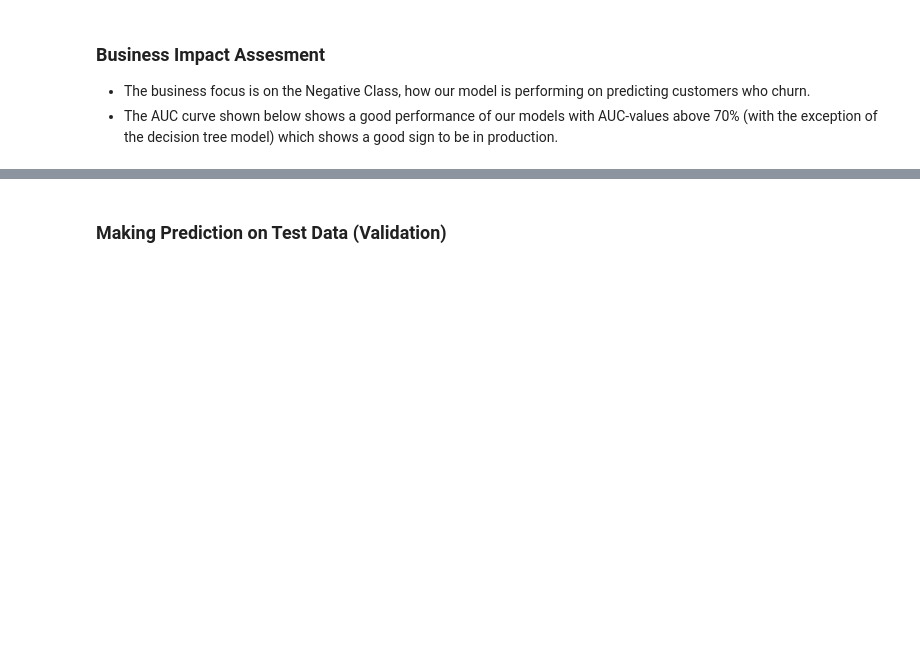
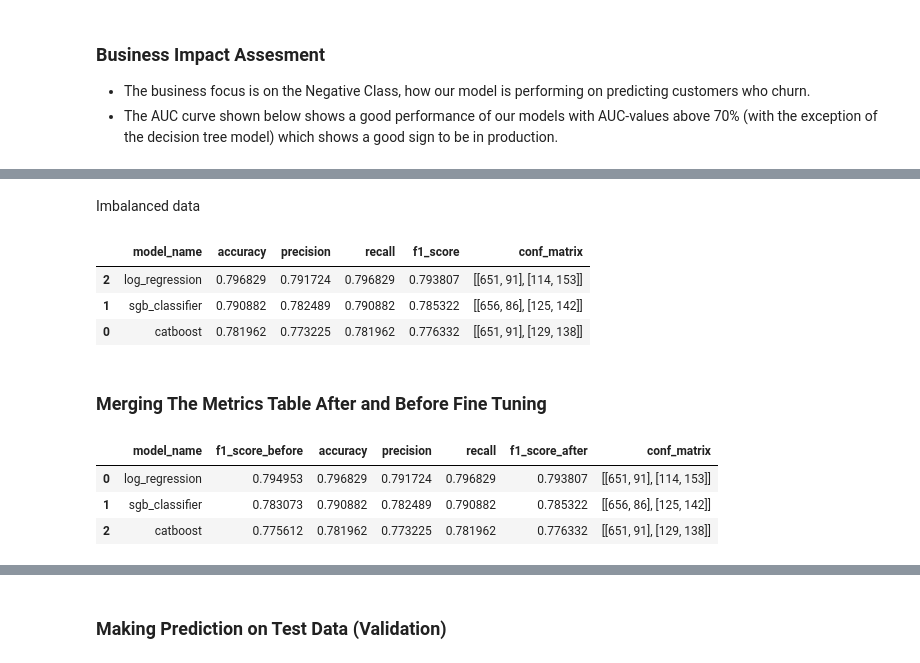
Before and after one commit to FloJoLaryea/Customer_Churn_Analysis, a Jupyter notebook: Notebooks/cstomer_churn_analysis.ipynb, the cells around one changed output, grey strips where cells are left out. Saved outputs shown, nothing was run; the diff lists cells and outputs as text; code cells hidden in the pictures; blank space fills up the shorter version.

```diff
--- a/Notebooks/cstomer_churn_analysis.ipynb
+++ b/Notebooks/cstomer_churn_analysis.ipynb
@@ -1399 +1451,49 @@ tuned_metrics_table.sort_values(by="f1_score", ascending=False)
 | 0 | catboost | 0.781962 | 0.773225 | 0.781962 | 0.776332 | [[651, 91], [129, 138]] |
+# %% [markdown]
+Imbalanced data
+# %%
+
+# define table to hold all the metrics
+tuned_metrics_table = pd.DataFrame(columns=['model_name', 'accuracy', 'precision', 'recall', 'f1_score', 'conf_matrix'])
+
+tuned_metrics_imb = {}
+for model_name,model in best_models_imb.items():
+
+    # make predictions on the fine_tuned model
+    y_tuned_predict = model.predict(X_val)
+
+    # Generate classification report for each model
+    tuned_metrics_imb = classification_report(y_val_encoded,y_tuned_predict,output_dict=True)
+
+    # Compute confusion matrix
+    conf_matrix = confusion_matrix(y_val_encoded, y_tuned_predict)
+
+    # Grab all important metrics
+    accuracy =tuned_metrics_imb['accuracy']
+    precision =tuned_metrics_imb['weighted avg']['precision']
+    recall =tuned_metrics_imb['weighted avg']['recall']
+    f1_score =tuned_metrics_imb['weighted avg']['f1-score']
+
+    # add important metrics to metrics_table
+    tuned_metrics_table.loc[len(tuned_metrics_table)] = [model_name, accuracy, precision, recall, f1_score, conf_matrix]
+
+# display metrics_table
+tuned_metrics_table.sort_values(by="f1_score", ascending=False)
+# %% [output]
+|  | model_name | accuracy | precision | recall | f1_score | conf_matrix |
+| 2 | log_regression | 0.796829 | 0.791724 | 0.796829 | 0.793807 | [[651, 91], [114, 153]] |
+| 1 | sgb_classifier | 0.790882 | 0.782489 | 0.790882 | 0.785322 | [[656, 86], [125, 142]] |
+| 0 | catboost | 0.781962 | 0.773225 | 0.781962 | 0.776332 | [[651, 91], [129, 138]] |
+# %% [markdown]
+
+### Merging The Metrics Table After and Before Fine Tuning
+# %%
+merged_metrics_table = pd.merge(metrics_table[["model_name","f1_score"]],
+                                tuned_metrics_table,on="model_name",how="inner",
+                                suffixes=("_before","_after")).sort_values(by="f1_score_after",ascending=False)
+merged_metrics_table
+# %% [output]
+|  | model_name | f1_score_before | accuracy | precision | recall | f1_score_after | conf_matrix |
+| 0 | log_regression | 0.794953 | 0.796829 | 0.791724 | 0.796829 | 0.793807 | [[651, 91], [114, 153]] |
+| 1 | sgb_classifier | 0.783073 | 0.790882 | 0.782489 | 0.790882 | 0.785322 | [[656, 86], [125, 142]] |
+| 2 | catboost | 0.775612 | 0.781962 | 0.773225 | 0.781962 | 0.776332 | [[651, 91], [129, 138]] |
```
Also changed, not shown: parts of 17 cells of this notebook.
